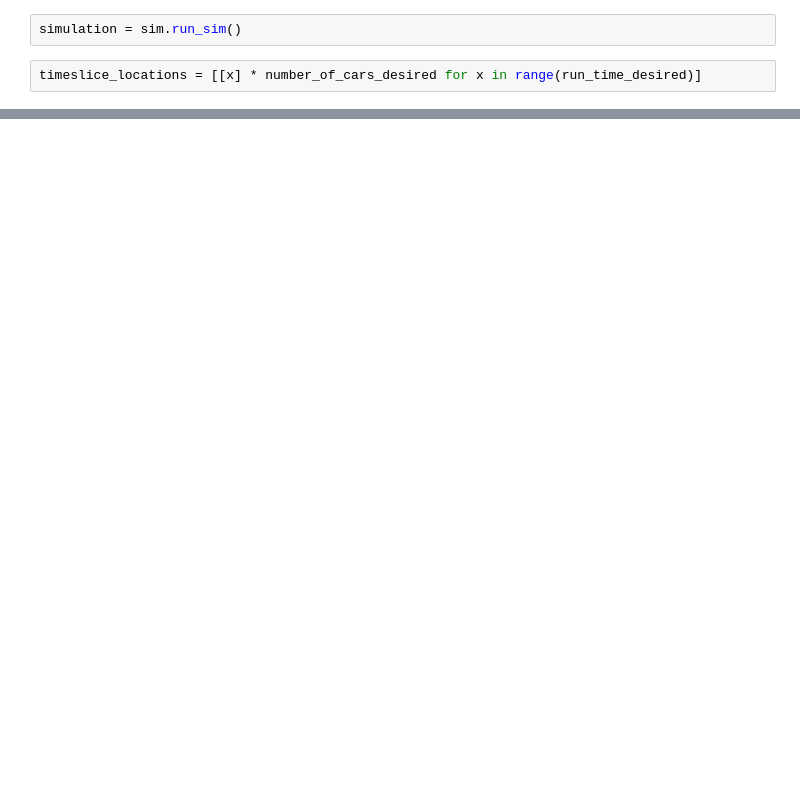
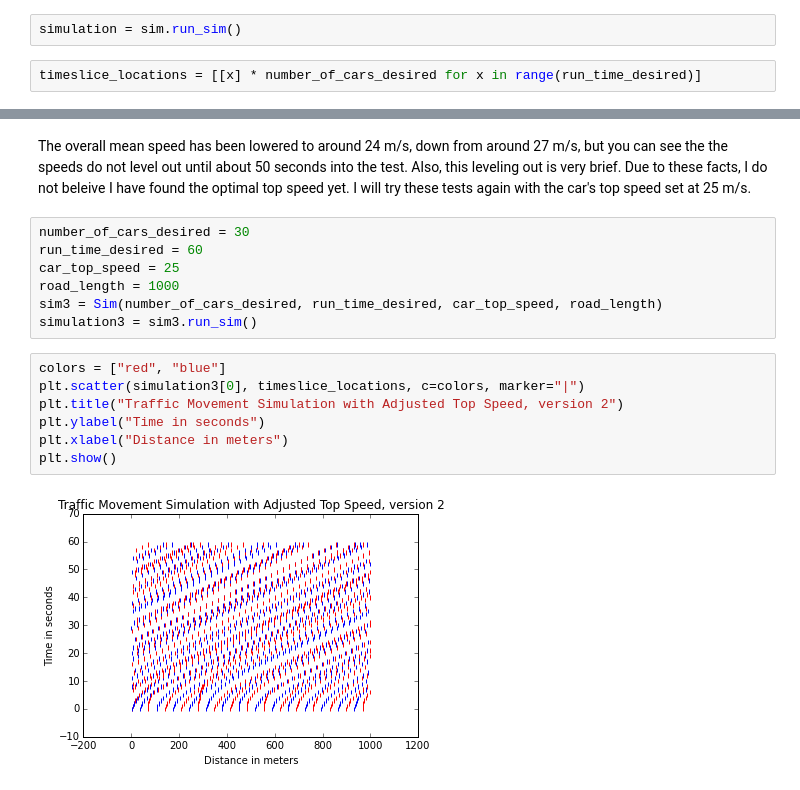
Before and after one commit to zseaborn63/traffic-simulation, a Jupyter notebook: Official Traffic Sim.ipynb, the cells around one changed output, grey strips where cells are left out. Cells and saved outputs as stored; diff of their text form; blank space fills up the shorter version.

```diff
--- a/Official Traffic Sim.ipynb
+++ b/Official Traffic Sim.ipynb
@@ -51,0 +104,18 @@ plt.show()
+# %% [markdown]
+The overall mean speed has been lowered to around 24 m/s, down from around 27 m/s, but you can see the the speeds do not level out until about 50 seconds into the test.  Also, this leveling out is very brief.  Due to these facts, I do not beleive I have found the optimal top speed yet.  I will try these tests again with the car's top speed set at 25 m/s.
+# %%
+number_of_cars_desired = 30
+run_time_desired = 60
+car_top_speed = 25
+road_length = 1000
+sim3 = Sim(number_of_cars_desired, run_time_desired, car_top_speed, road_length)
+simulation3 = sim3.run_sim()
+# %%
+colors = ["red", "blue"]
+plt.scatter(simulation3[0], timeslice_locations, c=colors, marker="|")
+plt.title("Traffic Movement Simulation with Adjusted Top Speed, version 2")
+plt.ylabel("Time in seconds")
+plt.xlabel("Distance in meters")
+plt.show()
+# %% [output]
+[figure, added]
```
Also changed, not shown: parts of 19 cells of this notebook, 2 other files.
